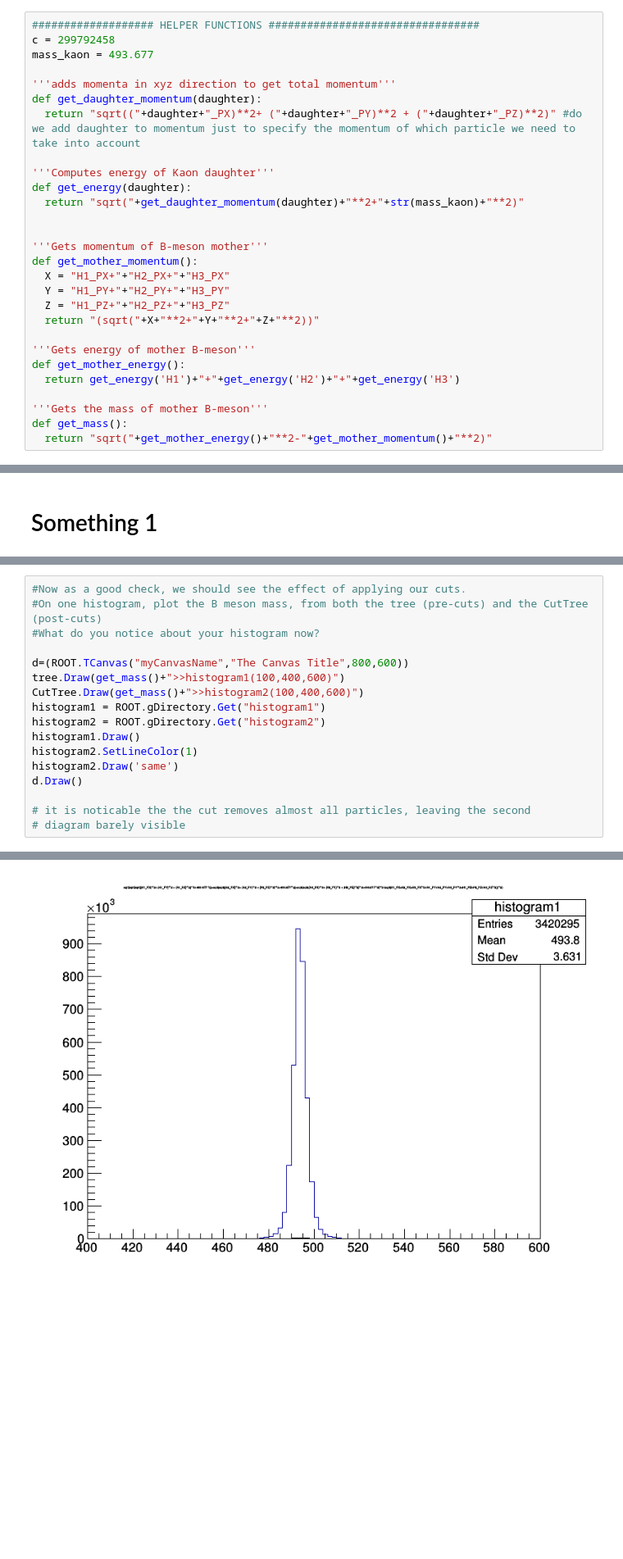
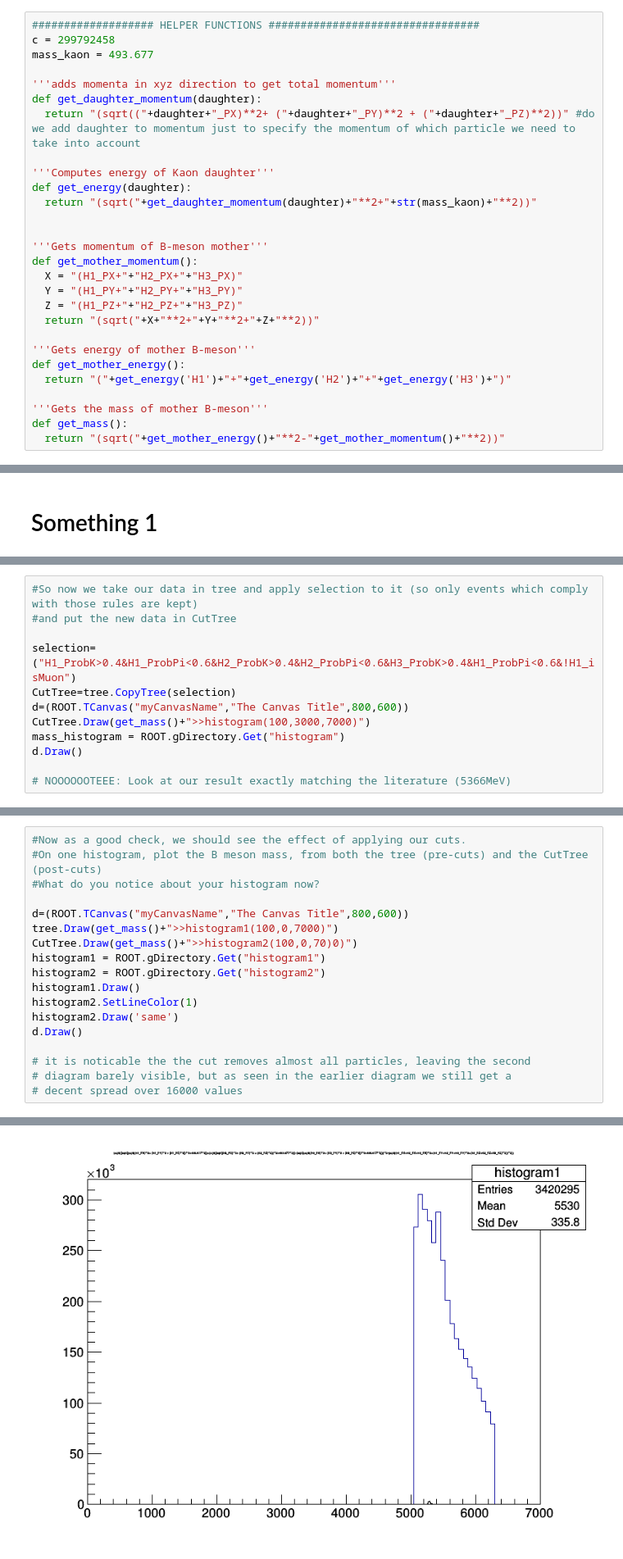
Before and after one commit to Hollyqui/BigDataParticlePhysics, a Jupyter notebook: week_4/Copie_de_LHCb_Part_1.ipynb, the cells around one changed output, grey strips where cells are left out. Shown at 82% size. Saved outputs shown, nothing was run; the diff lists cells and outputs as text; blank space fills up the shorter version.

```diff
--- a/week_4/Copie_de_LHCb_Part_1.ipynb
+++ b/week_4/Copie_de_LHCb_Part_1.ipynb
@@ -146,27 +146,27 @@ mass_kaon = 493.677
 
 '''adds momenta in xyz direction to get total momentum'''
 def get_daughter_momentum(daughter):
-  return "sqrt(("+daughter+"_PX)**2+ ("+daughter+"_PY)**2 + ("+daughter+"_PZ)**2)" #do we add daughter to momentum just to specify the momentum of which particle we need to take into account
+  return "(sqrt(("+daughter+"_PX)**2+ ("+daughter+"_PY)**2 + ("+daughter+"_PZ)**2))" #do we add daughter to momentum just to specify the momentum of which particle we need to take into account
 
 '''Computes energy of Kaon daughter'''
 def get_energy(daughter):
-  return "sqrt("+get_daughter_momentum(daughter)+"**2+"+str(mass_kaon)+"**2)"
+  return "(sqrt("+get_daughter_momentum(daughter)+"**2+"+str(mass_kaon)+"**2))"
 
 
 '''Gets momentum of B-meson mother'''
 def get_mother_momentum():
-  X = "H1_PX+"+"H2_PX+"+"H3_PX"
-  Y = "H1_PY+"+"H2_PY+"+"H3_PY"
-  Z = "H1_PZ+"+"H2_PZ+"+"H3_PZ"
+  X = "(H1_PX+"+"H2_PX+"+"H3_PX)"
+  Y = "(H1_PY+"+"H2_PY+"+"H3_PY)"
+  Z = "(H1_PZ+"+"H2_PZ+"+"H3_PZ)"
   return "(sqrt("+X+"**2+"+Y+"**2+"+Z+"**2))"
 
 '''Gets energy of mother B-meson'''
 def get_mother_energy():
-  return get_energy('H1')+"+"+get_energy('H2')+"+"+get_energy('H3')
+  return "("+get_energy('H1')+"+"+get_energy('H2')+"+"+get_energy('H3')+")"
 
 '''Gets the mass of mother B-meson'''
 def get_mass():
-  return "sqrt("+get_mother_energy()+"**2-"+get_mother_momentum()+"**2)"
+  return "(sqrt("+get_mother_energy()+"**2-"+get_mother_momentum()+"**2))"
 # %% [markdown]
 #Graphs
 # %%
@@ -323,0 +310,12 @@ Warning in <TCanvas::Constructor>: Deleting canvas with same name: myCanvasName
+# %%
+#So now we take our data in tree and apply selection to it (so only events which comply with those rules are kept)
+#and put the new data in CutTree
+
+selection=("H1_ProbK>0.4&H1_ProbPi<0.6&H2_ProbK>0.4&H2_ProbPi<0.6&H3_ProbK>0.4&H1_ProbPi<0.6&!H1_isMuon")
+CutTree=tree.CopyTree(selection)
+d=(ROOT.TCanvas("myCanvasName","The Canvas Title",800,600))
+CutTree.Draw(get_mass()+">>histogram(100,3000,7000)")
+mass_histogram = ROOT.gDirectory.Get("histogram")
+d.Draw()
+
+# NOOOOOOTEEE: Look at our result exactly matching the literature (5366MeV)
@@ -327,8 +328,8 @@ Warning in <TCanvas::Constructor>: Deleting canvas with same name: myCanvasName
 #What do you notice about your histogram now?
 
 d=(ROOT.TCanvas("myCanvasName","The Canvas Title",800,600))
-tree.Draw(get_mass()+">>histogram1(100,400,600)")
-CutTree.Draw(get_mass()+">>histogram2(100,400,600)")
+tree.Draw(get_mass()+">>histogram1(100,0,7000)")
+CutTree.Draw(get_mass()+">>histogram2(100,0,70)0)")
 histogram1 = ROOT.gDirectory.Get("histogram1")
 histogram2 = ROOT.gDirectory.Get("histogram2")
 histogram1.Draw()
@@ -337,6 +338,7 @@ histogram2.Draw('same')
 d.Draw()
 
 # it is noticable the the cut removes almost all particles, leaving the second
-# diagram barely visible
+# diagram barely visible, but as seen in the earlier diagram we still get a
+# decent spread over 16000 values
 # %% [output]
 Warning in <TCanvas::Constructor>: Deleting canvas with same name: myCanvasName
@@ -343,4 +346,4 @@ Warning in <TCanvas::Constructor>: Deleting canvas with same name: myCanvasName
-[figure, old version]
+[figure, new version]
 # %%
 import math
 #First we define our physical measurement we want to fit using the RooRealVar
```
Also changed, not shown: parts of 20 cells of this notebook.
